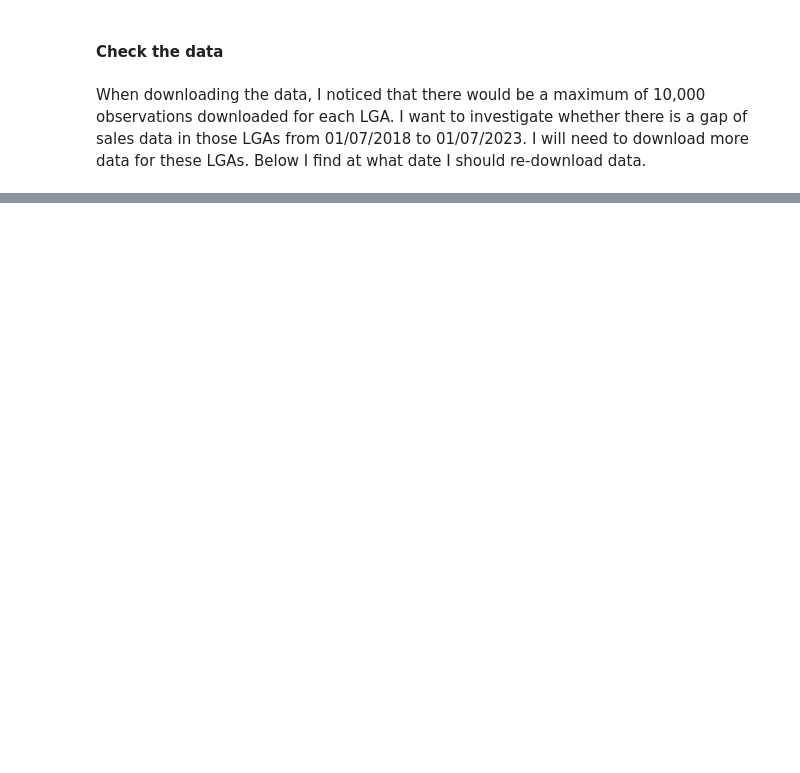
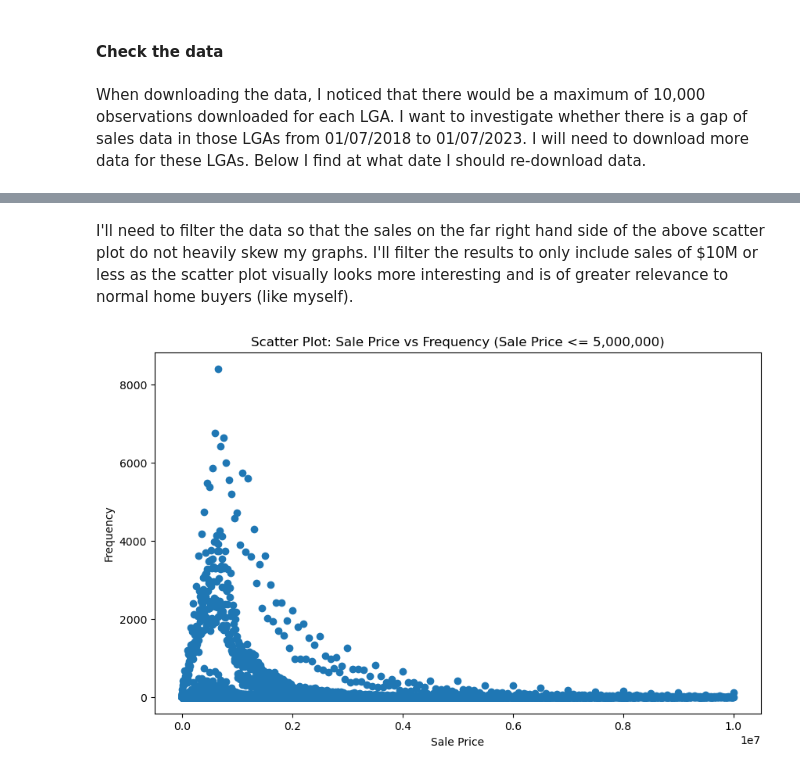
Before and after one commit to eternalBackPain/NSW-Property-Data, a Jupyter notebook: analysis.ipynb, the cells around one changed output, grey strips where cells are left out. Cells and saved outputs as stored; diff of their text form; code cells hidden in the pictures; blank space fills up the shorter version.

```diff
--- a/analysis.ipynb
+++ b/analysis.ipynb
@@ -65,0 +168,22 @@ for lga in lgas_with_10000_sales.index:
+# %% [markdown]
+I'll need to filter the data so that the sales on the far right hand side of the above scatter plot do not heavily skew my graphs. I'll filter the results to only include sales of $10M or less as the scatter plot visually looks more interesting and is of greater relevance to normal home buyers (like myself).
+# %%
+# Filter the DataFrame based on the sale price condition
+initial_filtered_df = df[df['Sale Price'] <= 10000000]
+
+# Calculate the frequency of each sales price value in the filtered DataFrame
+sales_price_counts = initial_filtered_df['Sale Price'].value_counts()
+
+# Extract the sales prices and their frequencies
+sales_prices = sales_price_counts.index
+frequencies = sales_price_counts.values
+
+# Plot the scatter plot
+plt.figure(figsize=(10, 6))
+plt.scatter(sales_prices, frequencies)
+plt.xlabel('Sale Price')
+plt.ylabel('Frequency')
+plt.title('Scatter Plot: Sale Price vs Frequency (Sale Price <= 5,000,000)')
+plt.show()
+# %% [output]
+[figure, added]
```
Also changed, not shown: parts of 19 cells of this notebook, 3 other files.
